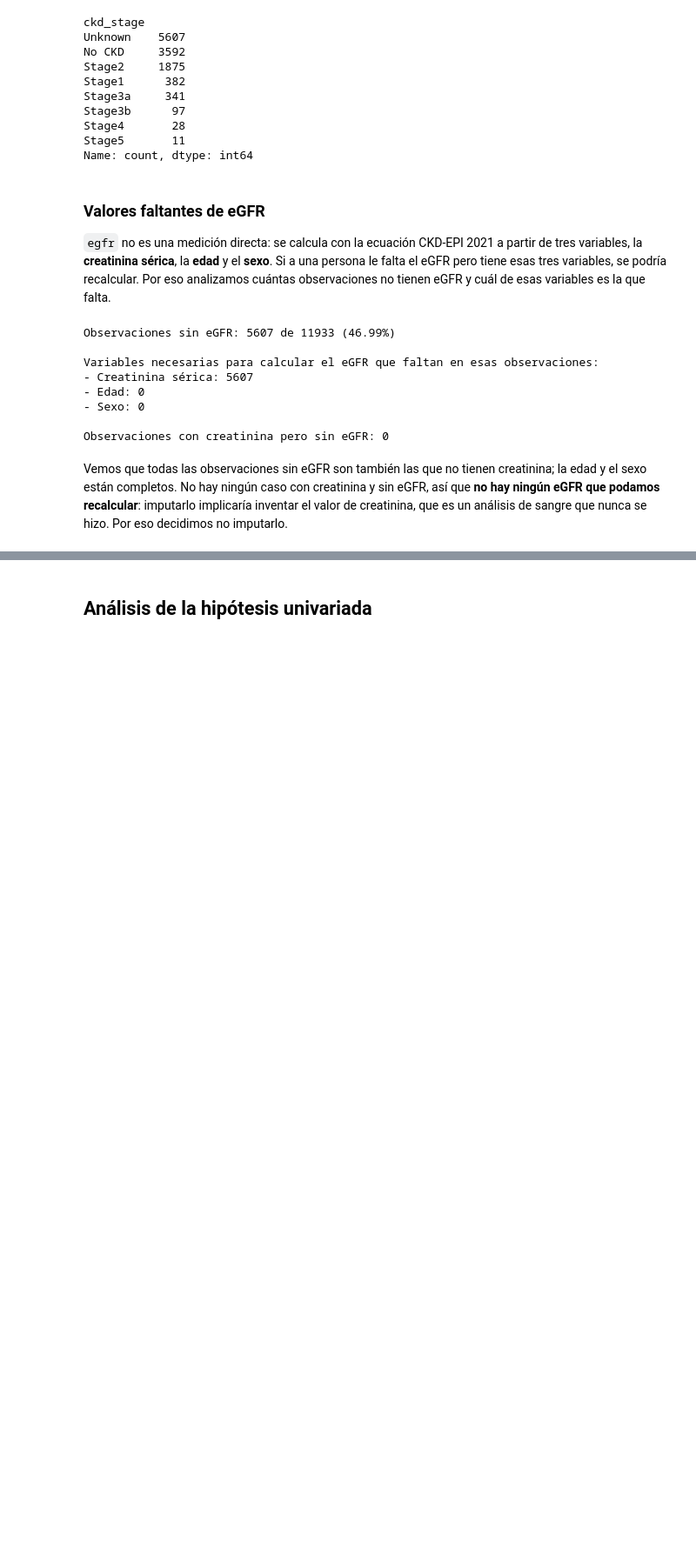
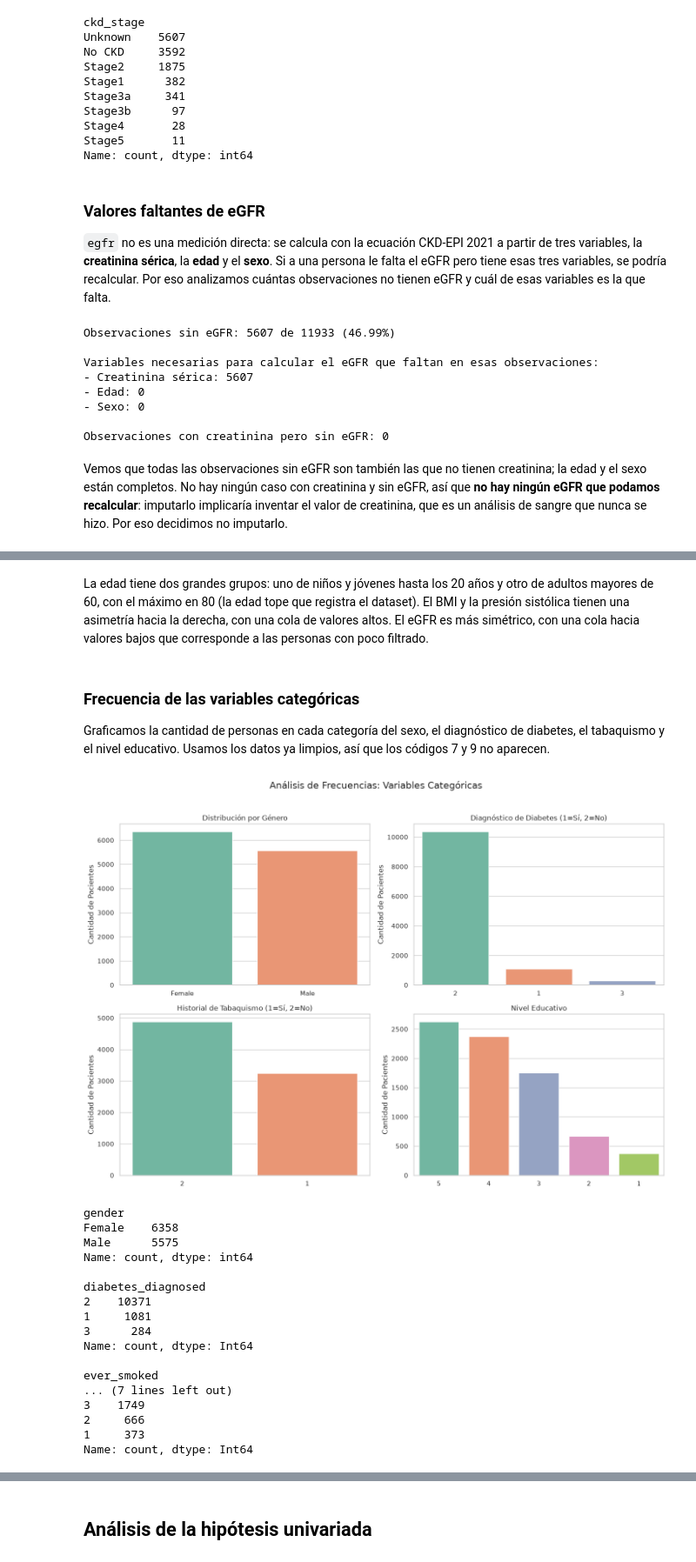
Before and after one commit to FranGonzalez354/TPE_fundamentos, a Jupyter notebook: CodeTPE.ipynb, the cells around one changed output, grey strips where cells are left out. Shown at 87% size. Saved outputs shown, nothing was run; the diff lists cells and outputs as text; code cells hidden in the pictures; blank space fills up the shorter version.

```diff
--- a/CodeTPE.ipynb
+++ b/CodeTPE.ipynb
@@ -259,0 +345,46 @@ Vemos que todas las observaciones sin eGFR son también las que no tienen creati
+# %% [markdown]
+La edad tiene dos grandes grupos: uno de niños y jóvenes hasta los 20 años y otro de adultos mayores de 60, con el máximo en 80 (la edad tope que registra el dataset). El BMI y la presión sistólica tienen una asimetría hacia la derecha, con una cola de valores altos. El eGFR es más simétrico, con una cola hacia valores bajos que corresponde a las personas con poco filtrado.
+# %% [markdown]
+### Frecuencia de las variables categóricas
+
+Graficamos la cantidad de personas en cada categoría del sexo, el diagnóstico de diabetes, el tabaquismo y el nivel educativo. Usamos los datos ya limpios, así que los códigos 7 y 9 no aparecen.
+# %%
+variables_categoricas = {"gender": "Distribución por Género", "diabetes_diagnosed": "Diagnóstico de Diabetes (1=Sí, 2=No)",
+                         "ever_smoked": "Historial de Tabaquismo (1=Sí, 2=No)", "education_level": "Nivel Educativo"}
+
+with sns.axes_style("whitegrid"), sns.plotting_context("notebook"):
+    fig, axes = plt.subplots(2, 2, figsize=(14, 10))
+    fig.suptitle("Análisis de Frecuencias: Variables Categóricas", fontsize=16)
+
+    for ax, (columna, titulo) in zip(axes.flatten(), variables_categoricas.items()):
+        orden = data[columna].value_counts().index
+        sns.countplot(x=columna, data=data, order=orden, hue=columna, hue_order=orden, palette="Set2", legend=False, ax=ax)
+        ax.set_title(titulo)
+        ax.set_xlabel("")
+        ax.set_ylabel("Cantidad de Pacientes")
+
+    plt.tight_layout(rect=[0, 0, 1, 0.96])
+    plt.show()
+
+for columna in variables_categoricas:
+    print(data[columna].value_counts())
+    print()
+# %% [output]
+[figure, added]
+gender
+Female    6358
+Male      5575
+Name: count, dtype: int64
+
+diabetes_diagnosed
+2    10371
+1     1081
+3      284
+Name: count, dtype: Int64
+
+ever_smoked
+... (7 lines left out)
+3    1749
+2     666
+1     373
+Name: count, dtype: Int64
```
Also changed, not shown: parts of 109 cells of this notebook, 7 other files.
